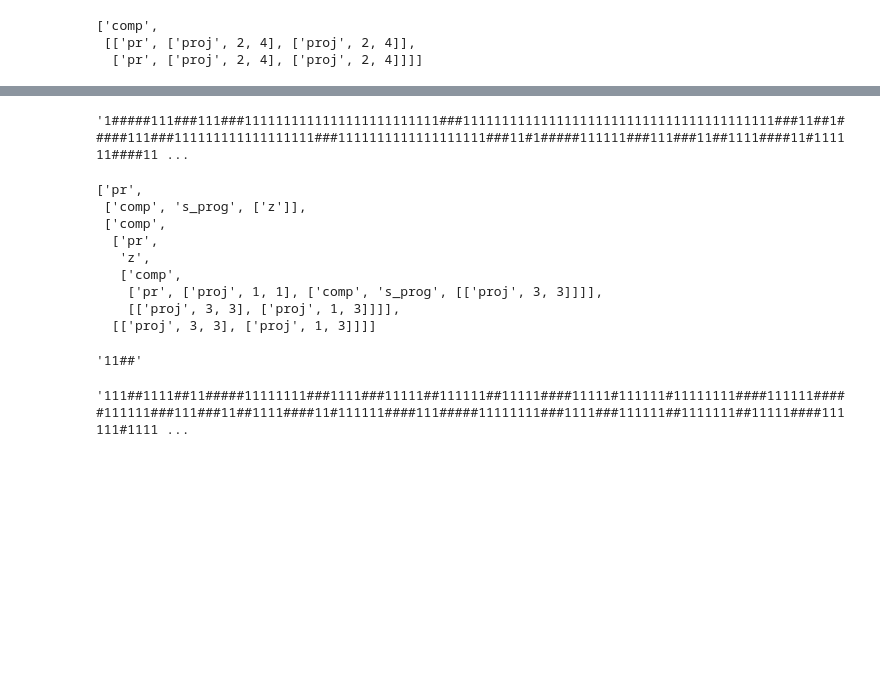
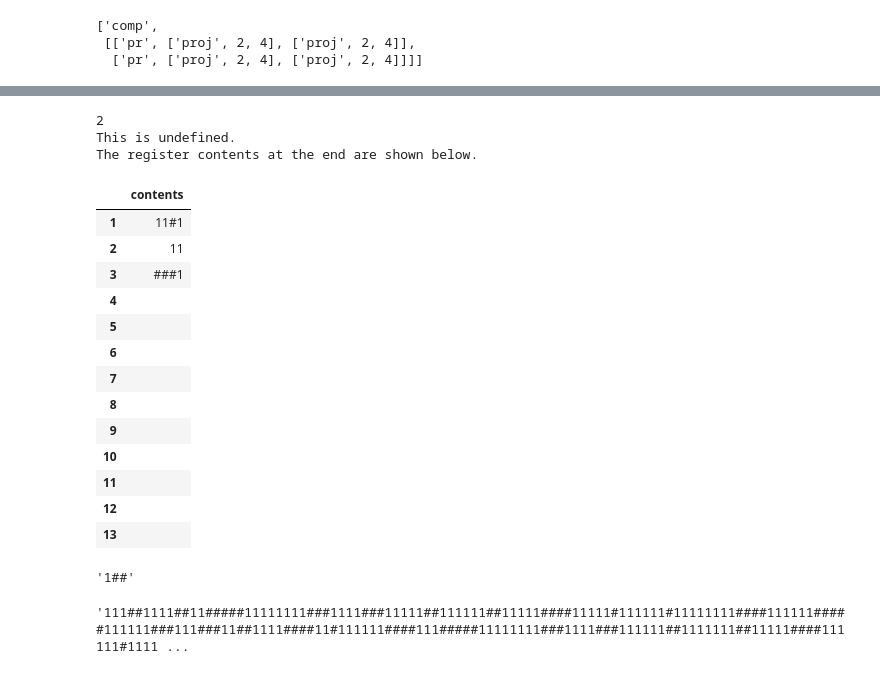
Before and after one commit to lmoss/onesharp, a Jupyter notebook: primitive_recursion.ipynb, the cells around one changed output, grey strips where cells are left out. Cells and saved outputs as stored; diff of their text form; code cells hidden in the pictures; blank space fills up the shorter version.

```diff
--- a/primitive_recursion.ipynb
+++ b/primitive_recursion.ipynb
@@ -874,7 +874,7 @@ def arity_check(t):
 def arity(t):
   if t == 's_prog':
     return(1)
-  if t[0]== 'proj':
+  if t[0] == 'proj':
     return(t[2])
   if t == 'z':
     return(1)
@@ -896,9 +896,9 @@ def program(t):
     return(s_prog)
   if t[0] == 'proj':
     return(proj_prog(t[1],t[2]))
-  if t[0] == 'z':
+  if t == 'z':
     return('11##')
-  if t[1] == 'z_empty':
+  if t == 'z_empty':
     return('1##')
   if t[0] == 'pr':
     f = program(t[1])
@@ -950,31 +914,41 @@ True
-# %%
-s
-# %% [output]
-'1#####111###111###1111111111111111111111111###1111111111111111111111111111111111111111###11##1#####111###111111111111111111###1111111111111111111###11#1#####111111###111###11##1111####11#111111####11 ...
 # %%
+pr = 'pr'
+proj = 'proj'
+comp = 'comp'
+s = 's_prog'
+z = 'z'
+z_empty = 'z_empty'
 
 add = [pr,[proj,1,1], [comp, s, [[proj, 3,3]]]]
 mul = [pr, z, [comp, add,[[proj, 3,3],[proj, 1, 3]]]]
 exp = [pr, [comp, s, [z]]  ,[comp, mul,[[proj, 3,3],[proj, 1, 3]]] ]
 pred = [pr, z_empty, [proj,1,2]]
-monus = [pr, [proj, 1,1], [comp, pred, [proj,1,3]]]
+monus = [pr, [proj, 1,1], [comp, pred, [[proj,3,3]]]]
 
-#onesharp(program(pred),['1#1'])
-exp
+
+onesharp(program(monus),['11#1','11'])
 # %% [output]
-['pr',
- ['comp', 's_prog', ['z']],
- ['comp',
-  ['pr',
-   'z',
-   ['comp',
-    ['pr', ['proj', 1, 1], ['comp', 's_prog', [['proj', 3, 3]]]],
-    [['proj', 3, 3], ['proj', 1, 3]]]],
-  [['proj', 3, 3], ['proj', 1, 3]]]]
+2
+This is undefined.
+The register contents at the end are shown below.
+|  | contents |
+| 1 | 11#1 |
+| 2 | 11 |
+| 3 | ###1 |
+| 4 |  |
+| 5 |  |
+| 6 |  |
+| 7 |  |
+| 8 |  |
+| 9 |  |
+| 10 |  |
+| 11 |  |
+| 12 |  |
+| 13 |  |
 # %%
-program(z_empty)
+program('z_empty')
 # %% [output]
-'11##'
+'1##'
 # %%
 multiply
 # %% [output]
```
Also changed, not shown: parts of 7 cells of this notebook.
